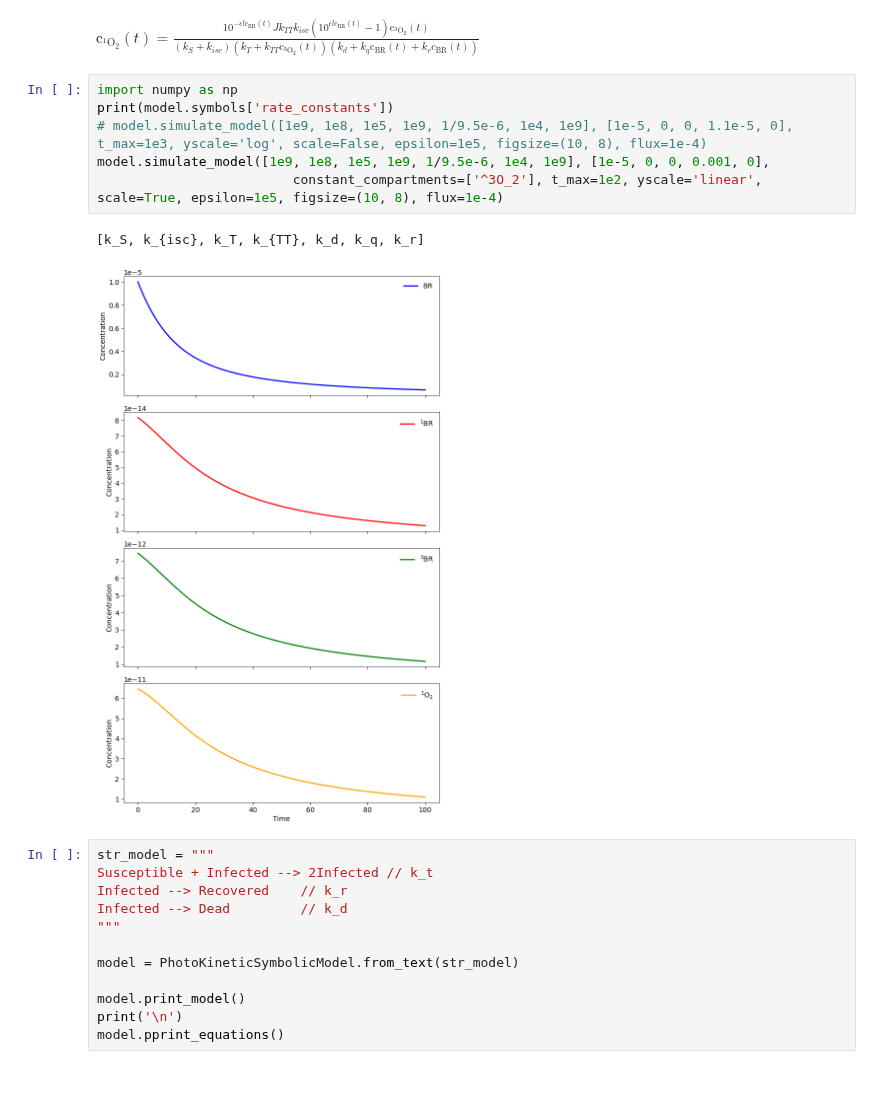
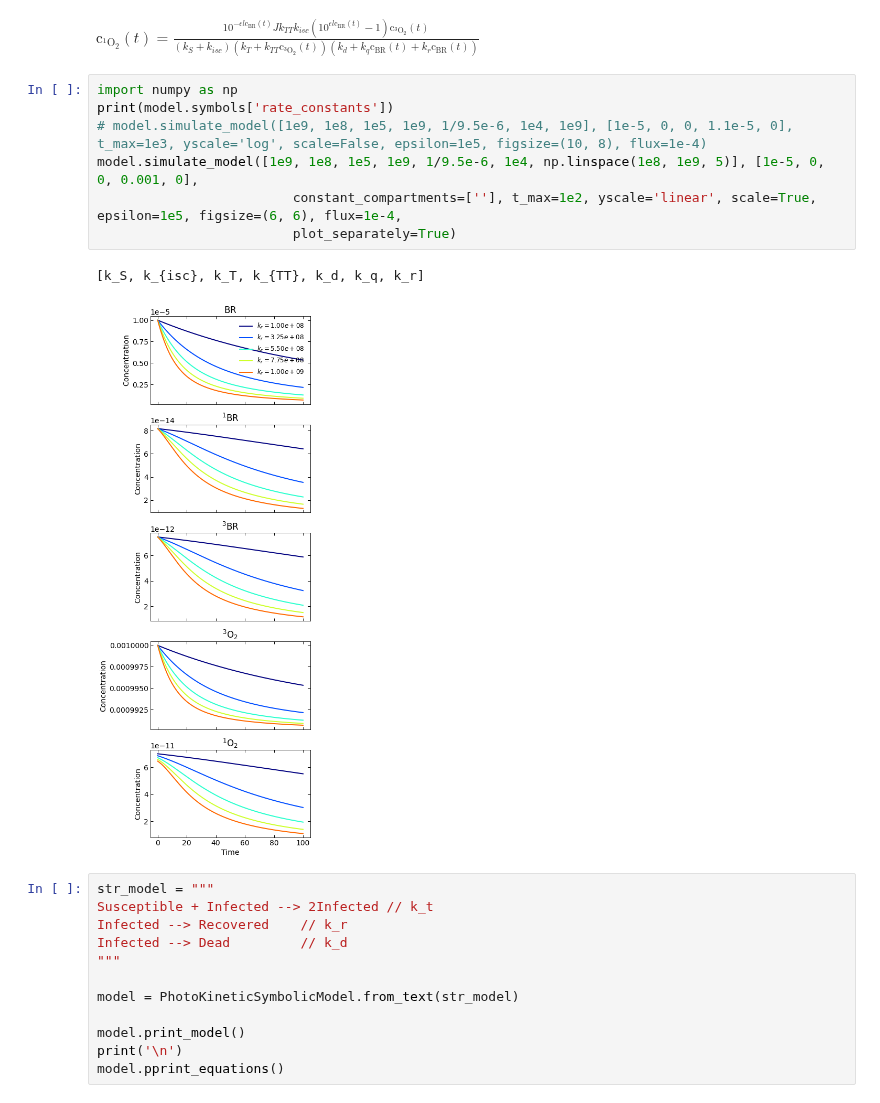
Before and after one commit to dmadea/Photo-Kinetic-Simulator, a Jupyter notebook: Simulator.ipynb, the cells around one changed output. Drawn from its saved outputs; the diff is of its cells as text.

Commit message:
multiple array input, plotting

```diff
--- a/Simulator.ipynb
+++ b/Simulator.ipynb
@@ -97,12 +97,13 @@ $\displaystyle \operatorname{c_{^1O_2}}{\left(t \right)} = \frac{10^{- \epsilon
 # %%
 import numpy as np
 print(model.symbols['rate_constants'])
 # model.simulate_model([1e9, 1e8, 1e5, 1e9, 1/9.5e-6, 1e4, 1e9], [1e-5, 0, 0, 1.1e-5, 0], t_max=1e3, yscale='log', scale=False, epsilon=1e5, figsize=(10, 8), flux=1e-4)
-model.simulate_model([1e9, 1e8, 1e5, 1e9, 1/9.5e-6, 1e4, 1e9], [1e-5, 0, 0, 0.001, 0],
-                         constant_compartments=['^3O_2'], t_max=1e2, yscale='linear', scale=True, epsilon=1e5, figsize=(10, 8), flux=1e-4)
+model.simulate_model([1e9, 1e8, 1e5, 1e9, 1/9.5e-6, 1e4, np.linspace(1e8, 1e9, 5)], [1e-5, 0, 0, 0.001, 0],
+                         constant_compartments=[''], t_max=1e2, yscale='linear', scale=True, epsilon=1e5, figsize=(6, 6), flux=1e-4,
+                         plot_separately=True)
 # %% [output]
 [k_S, k_{isc}, k_T, k_{TT}, k_d, k_q, k_r]
-[figure, old version]
+[figure, new version]
 # %%
 str_model = """
 Susceptible + Infected --> 2Infected // k_t
```
Also changed, not shown: parts of 3 cells of this notebook, 1 other file.
